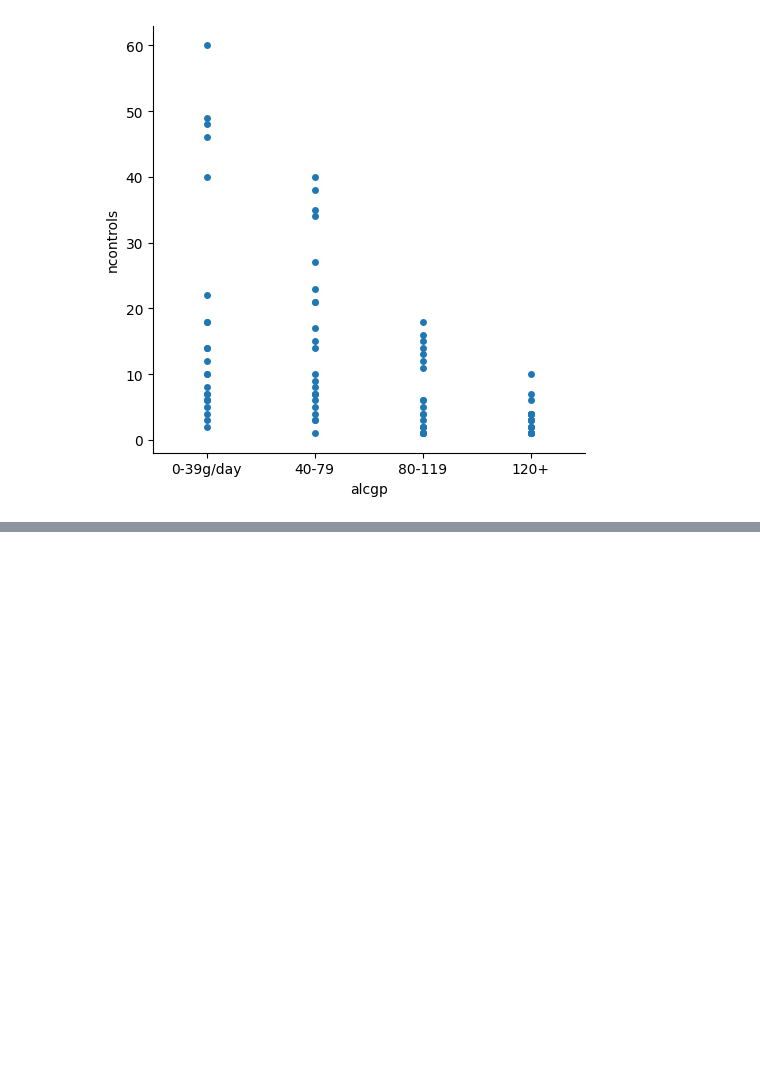
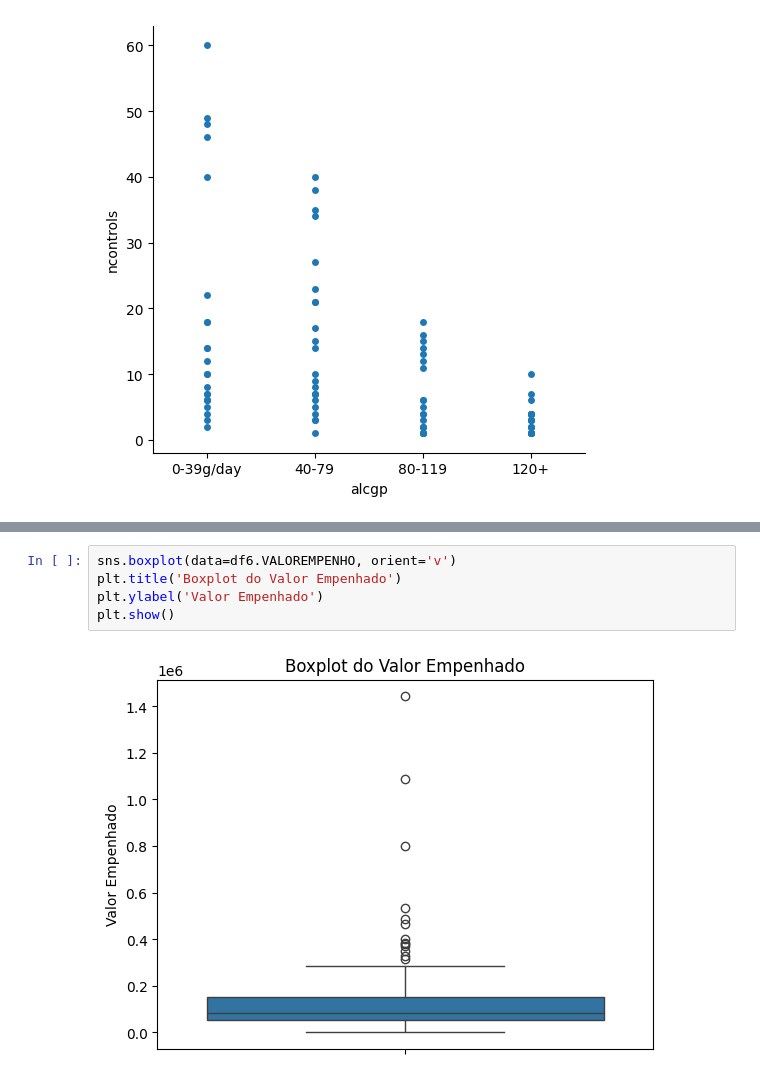
Before and after one commit to pdromls/Praticas_Ciencia_de_Dados, a Jupyter notebook: notebooks/visualizacao.ipynb, the cells around one changed output, grey strips where cells are left out. Saved outputs shown, nothing was run; the diff lists cells and outputs as text; blank space fills up the shorter version.

```diff
--- a/notebooks/visualizacao.ipynb
+++ b/notebooks/visualizacao.ipynb
@@ -297,0 +365,7 @@ sns.catplot(x='alcgp', y='ncontrols', data=df5, col = 'tobgp')
+# %%
+sns.boxplot(data=df6.VALOREMPENHO, orient='v')
+plt.title('Boxplot do Valor Empenhado')
+plt.ylabel('Valor Empenhado')
+plt.show()
+# %% [output]
+[figure, added]
```
Also changed, not shown: parts of 11 cells of this notebook.
